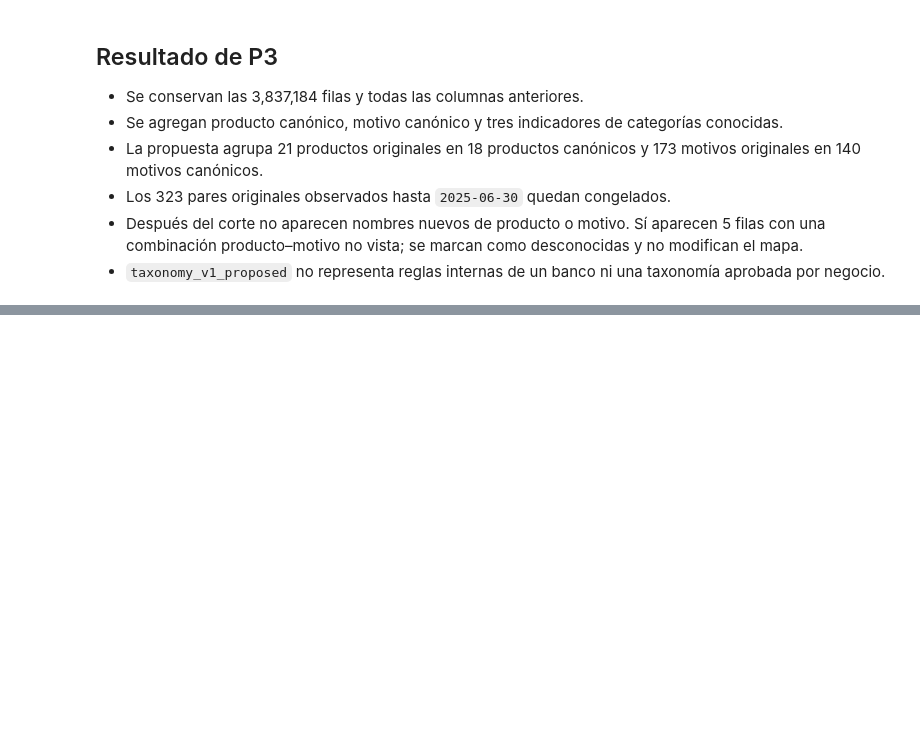
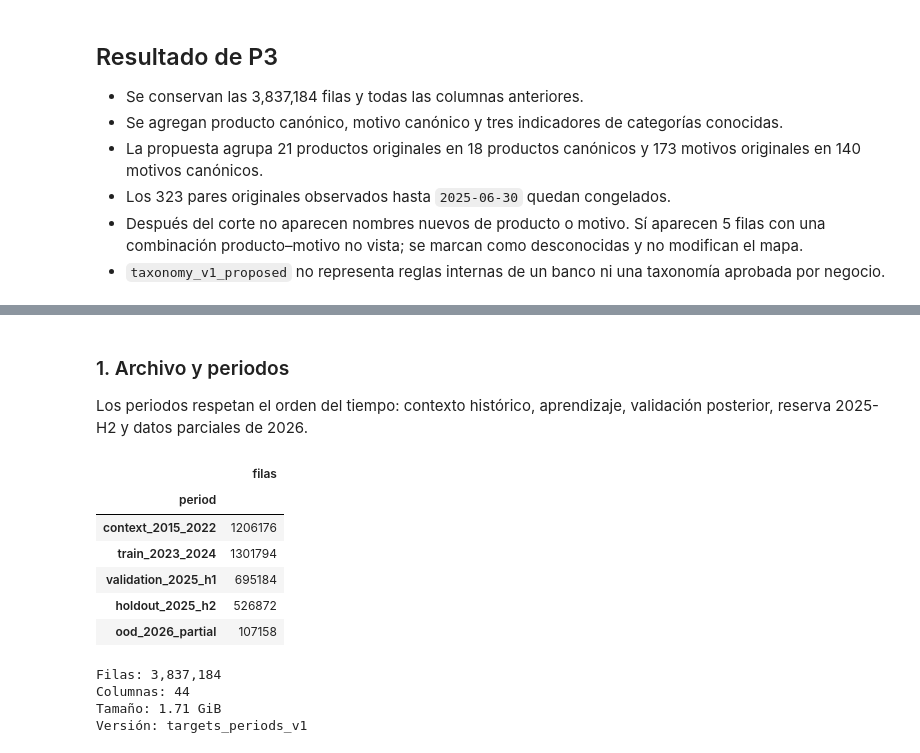
Before and after one commit to Codenid/capstone-claims-triage, a Jupyter notebook: notebooks/02_revision_preparacion.ipynb, the cells around one changed output, grey strips where cells are left out. Drawn from its saved outputs; the diff is of its cells as text; code cells hidden in the pictures; blank space fills up the shorter version.

```diff
--- a/notebooks/02_revision_preparacion.ipynb
+++ b/notebooks/02_revision_preparacion.ipynb
@@ -428,0 +460,47 @@ assert unknown_summary.loc[1, "pares desconocidos"] == 5
+# %% [markdown]
+### 1. Archivo y periodos
+
+Los periodos respetan el orden del tiempo: contexto histórico, aprendizaje, validación posterior, reserva 2025-H2 y datos parciales de 2026.
+# %%
+targets_file = pq.ParquetFile(TARGETS_PATH)
+targets_metadata = targets_file.schema_arrow.metadata
+audit_columns = [
+    PERIOD_COLUMN,
+    KNOWN_T1_COLUMN,
+    "T2",
+    "T3",
+    "T4",
+    *complete_columns,
+    *no_shared_columns,
+]
+targets_audit = pq.read_table(TARGETS_PATH, columns=audit_columns).to_pandas()
+period_summary = (
+    targets_audit.groupby(PERIOD_COLUMN, observed=True)
+    .size()
+    .reindex(period_order)
+    .rename("filas")
+    .to_frame()
+)
+display(period_summary)
+print(f"Filas: {targets_file.metadata.num_rows:,}")
+print(f"Columnas: {targets_file.metadata.num_columns}")
+print(f"Tamaño: {TARGETS_PATH.stat().st_size / 1024**3:.2f} GiB")
+print(f"Versión: {targets_metadata[b'targets_periods_version'].decode('utf-8')}")
+
+expected_period_rows = [1_206_176, 1_301_794, 695_184, 526_872, 107_158]
+assert period_summary["filas"].tolist() == expected_period_rows
+assert targets_file.metadata.num_rows == 3_837_184
+assert targets_file.metadata.num_columns == 44
+assert targets_metadata[b"targets_periods_version"].decode("utf-8") == TARGETS_VERSION
+# %% [output]
+|  | filas |
+| period |  |
+| context_2015_2022 | 1206176 |
+| train_2023_2024 | 1301794 |
+| validation_2025_h1 | 695184 |
+| holdout_2025_h2 | 526872 |
+| ood_2026_partial | 107158 |
+Filas: 3,837,184
+Columnas: 44
+Tamaño: 1.71 GiB
+Versión: targets_periods_v1
```
Also changed, not shown: parts of 10 cells of this notebook, 12 other files.
